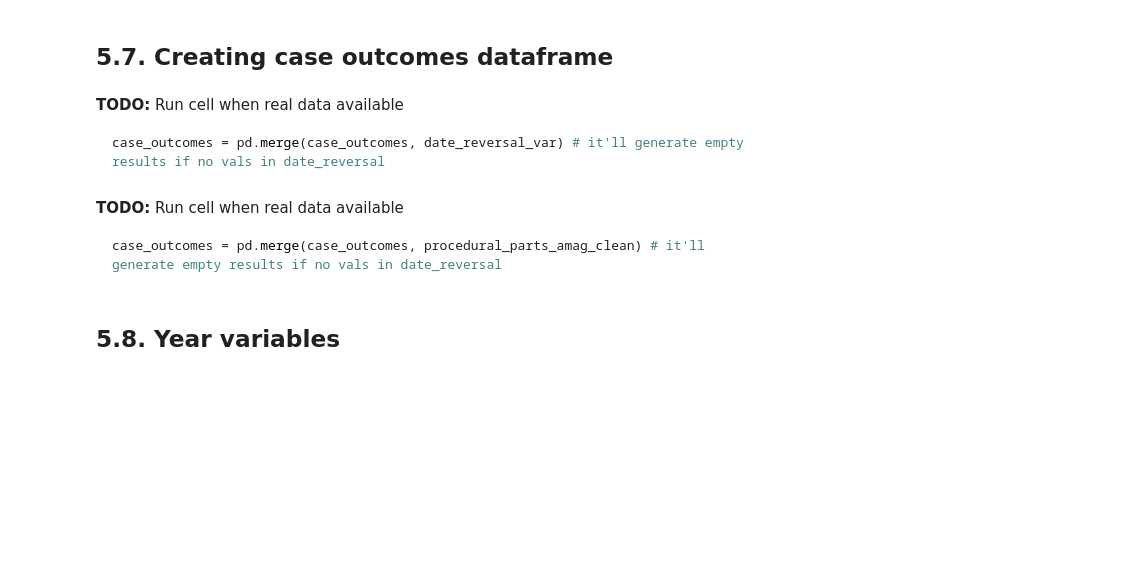
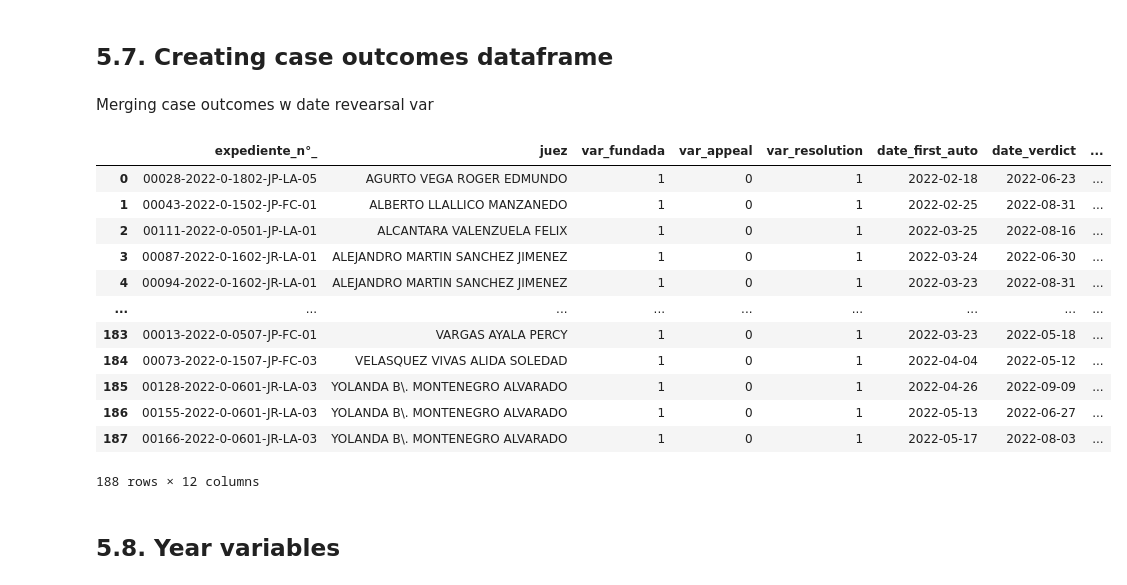
Before and after one commit to mgutierrezc/peru-amag-stats, a Jupyter notebook: case_outcomes/Case Outcomes for Amag II.ipynb, the cells around one changed output. Drawn from its saved outputs; the diff is of its cells as text; code cells hidden in the pictures; blank space fills up the shorter version.

````diff
--- a/case_outcomes/Case Outcomes for Amag II.ipynb
+++ b/case_outcomes/Case Outcomes for Amag II.ipynb
@@ -1143,7 +1204,10 @@ Length of reversal verdict
+# %%
+date_reversal_var["date_verdict"] = date_reversal_var["date_verdict"].apply(lambda date_verdict:
+                                                              datetime.strptime(date_verdict, "%Y-%m-%d"))
 # %%
 date_reversal_var["length_verdict_reversal"] = date_reversal_var["date_reversal"] - date_reversal_var["date_verdict"]
 # %%
-date_reversal_var = date_reversal_var[date_reversal_var["length_verdict_reversal"] > 0]
+date_reversal_var = date_reversal_var[date_reversal_var["length_verdict_reversal"] > pd.Timedelta("0 days")]
 # %% [markdown]
 ## 5.7. Creating case outcomes dataframe
 # %%
@@ -1154,11 +1218,28 @@ case_outcomes = pd.merge(case_outcomes, resolution_var)
 case_outcomes = pd.merge(case_outcomes, date_first_auto_var)
 # %%
 case_outcomes = pd.merge(case_outcomes, date_verdict_var)
-# %% [markdown]
-**TODO:** Run cell when real data available
-```python
-case_outcomes = pd.merge(case_outcomes, date_reversal_var) # it'll generate empty results if no vals in date_reversal
-```
+# %% [markdown]
+Merging case outcomes w date revearsal var
+# %%
+case_outcomes = pd.merge(case_outcomes, date_reversal_var[["var_reversal", "length_verdict_reversal", "date_reversal",
+                                                           "length_verdict_reversal", "expediente_n°_"]],
+                                    on="expediente_n°_") # it'll generate empty results if no vals in date_reversal
 # %%
-case_outcomes = pd.merge(case_outcomes, date_resolution_var)
+case_outcomes = pd.merge(case_outcomes, date_resolution_var, on="expediente_n°_")
+# %%
+case_outcomes
+# %% [output]
+|  | expediente_n°_ | juez | var_fundada | var_appeal | var_resolution | date_first_auto | date_verdict | ... |
+| 0 | 00028-2022-0-1802-JP-LA-05 | AGURTO VEGA ROGER EDMUNDO | 1 | 0 | 1 | 2022-02-18 | 2022-06-23 | ... |
+| 1 | 00043-2022-0-1502-JP-FC-01 | ALBERTO LLALLICO MANZANEDO | 1 | 0 | 1 | 2022-02-25 | 2022-08-31 | ... |
+| 2 | 00111-2022-0-0501-JP-LA-01 | ALCANTARA VALENZUELA FELIX | 1 | 0 | 1 | 2022-03-25 | 2022-08-16 | ... |
+| 3 | 00087-2022-0-1602-JR-LA-01 | ALEJANDRO MARTIN SANCHEZ JIMENEZ | 1 | 0 | 1 | 2022-03-24 | 2022-06-30 | ... |
+| 4 | 00094-2022-0-1602-JR-LA-01 | ALEJANDRO MARTIN SANCHEZ JIMENEZ | 1 | 0 | 1 | 2022-03-23 | 2022-08-31 | ... |
+| ... | ... | ... | ... | ... | ... | ... | ... | ... |
+| 183 | 00013-2022-0-0507-JP-FC-01 | VARGAS AYALA PERCY | 1 | 0 | 1 | 2022-03-23 | 2022-05-18 | ... |
+| 184 | 00073-2022-0-1507-JP-FC-03 | VELASQUEZ VIVAS ALIDA SOLEDAD | 1 | 0 | 1 | 2022-04-04 | 2022-05-12 | ... |
+| 185 | 00128-2022-0-0601-JR-LA-03 | YOLANDA B\. MONTENEGRO ALVARADO | 1 | 0 | 1 | 2022-04-26 | 2022-09-09 | ... |
+| 186 | 00155-2022-0-0601-JR-LA-03 | YOLANDA B\. MONTENEGRO ALVARADO | 1 | 0 | 1 | 2022-05-13 | 2022-06-27 | ... |
+| 187 | 00166-2022-0-0601-JR-LA-03 | YOLANDA B\. MONTENEGRO ALVARADO | 1 | 0 | 1 | 2022-05-17 | 2022-08-03 | ... |
+188 rows × 12 columns
 # %%
@@ -1166,5 +1247,0 @@ case_outcomes = pd.merge(case_outcomes, reportes_amag_clean)
-# %% [markdown]
-**TODO:** Run cell when real data available
-```python
-case_outcomes = pd.merge(case_outcomes, procedural_parts_amag_clean) # it'll generate empty results if no vals in date_reversal
-```
````
Also changed, not shown: parts of 228 cells of this notebook.
